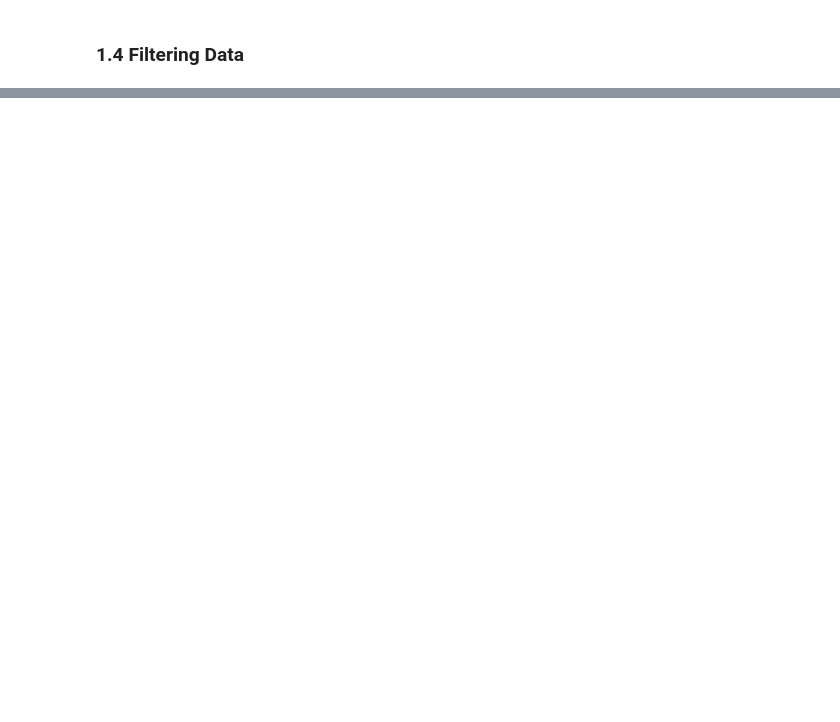
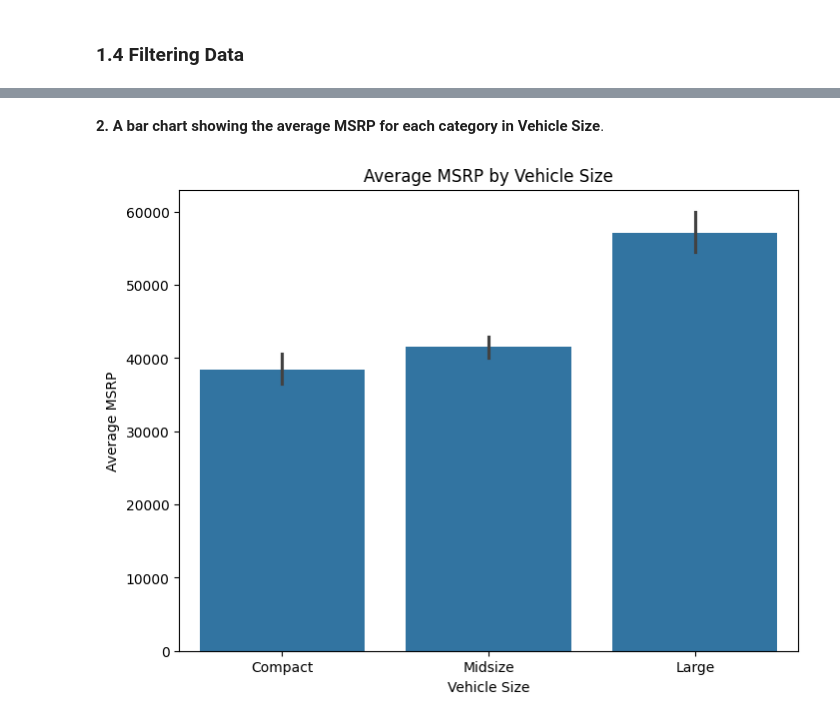
Before and after one commit to prathikshaghasari/automotive-eda-python, a Jupyter notebook: Project_Car_Dataset_Analysis.ipynb, the cells around one changed output, grey strips where cells are left out. Cells and saved outputs as stored; diff of their text form; code cells hidden in the pictures; blank space fills up the shorter version.

```diff
--- a/Project_Car_Dataset_Analysis.ipynb
+++ b/Project_Car_Dataset_Analysis.ipynb
@@ -239,0 +472,12 @@ dtype: object
+# %% [markdown]
+**2. A bar chart showing the average MSRP for each category in Vehicle Size**.
+# %%
+# Plot of a bar chart for average MSPR in Vehicle Size
+plt.figure(figsize=(8,6))
+sns.barplot(data=df_car_filtered, x='Vehicle Size', y='MSRP', estimator='mean')
+plt.title('Average MSRP by Vehicle Size')
+plt.xlabel('Vehicle Size')
+plt.ylabel('Average MSRP')
+plt.show()
+# %% [output]
+[figure, added]
```
Also changed, not shown: parts of 66 cells of this notebook.
